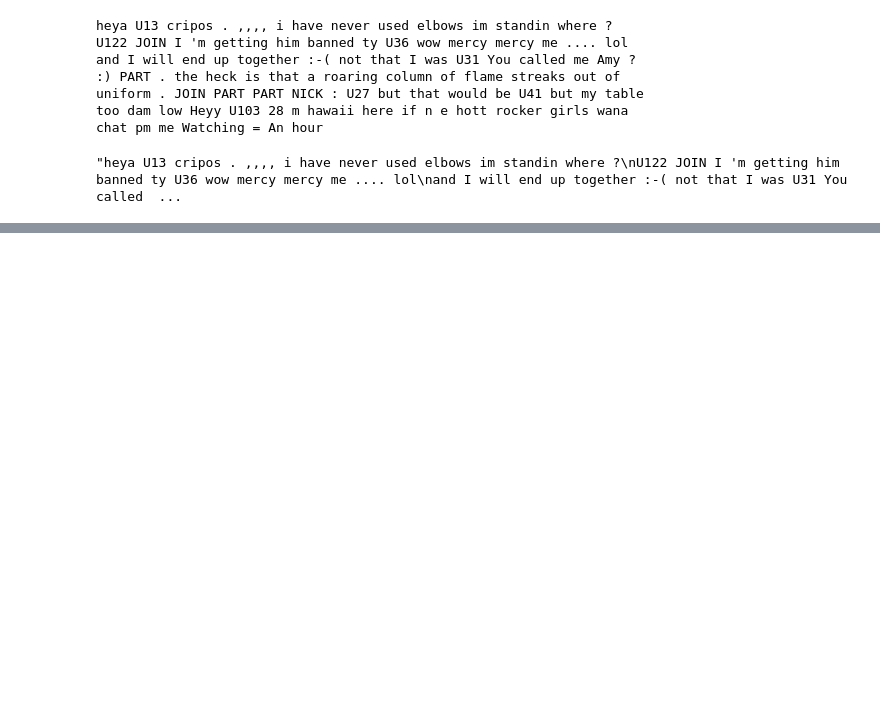
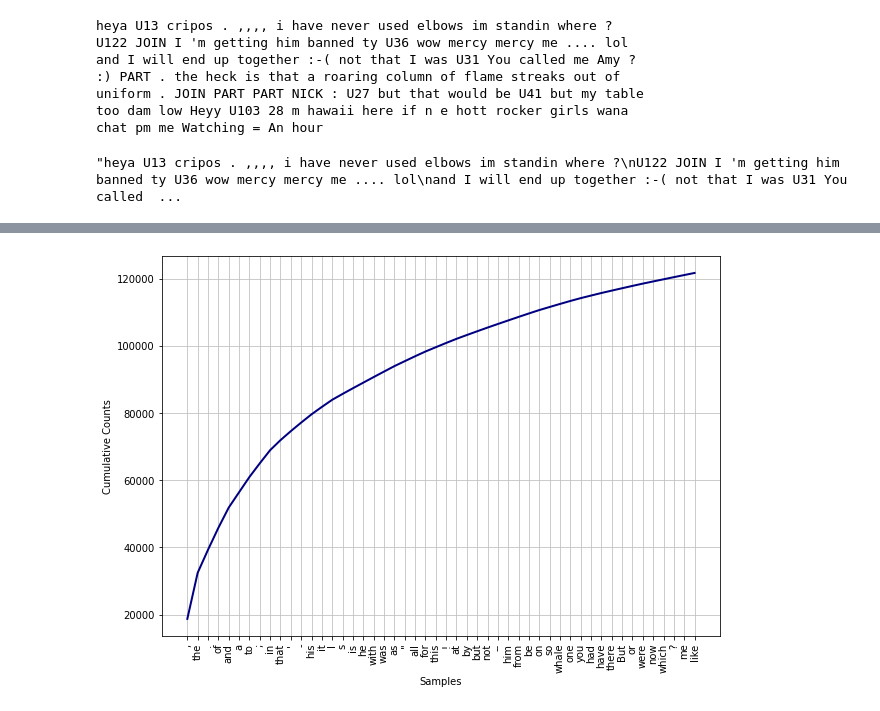
Before and after one commit to niklaust/Natural-Language-Processing, a Jupyter notebook: NLP_notebook_of_niklaust.ipynb, the cells around one changed output, grey strips where cells are left out. Drawn from its saved outputs; the diff is of its cells as text; code cells hidden in the pictures; blank space fills up the shorter version.

```diff
--- a/NLP_notebook_of_niklaust.ipynb
+++ b/NLP_notebook_of_niklaust.ipynb
@@ -327,0 +754,6 @@ chat pm me Watching = An hour
+# %%
+from nltk.book import FreqDist
+
+fdist1 = FreqDist(text1)
+
+fdist1
@@ -327,0 +802,8 @@ chat pm me Watching = An hour
+# %%
+import matplotlib.pyplot as plt
+
+
+plt.figure(figsize=(10, 7))
+fdist1.plot(50, cumulative=True, color='#000080');  # cumulative counts
+# %% [output]
+[figure, added]
```
Also changed, not shown: parts of 70 cells of this notebook.
